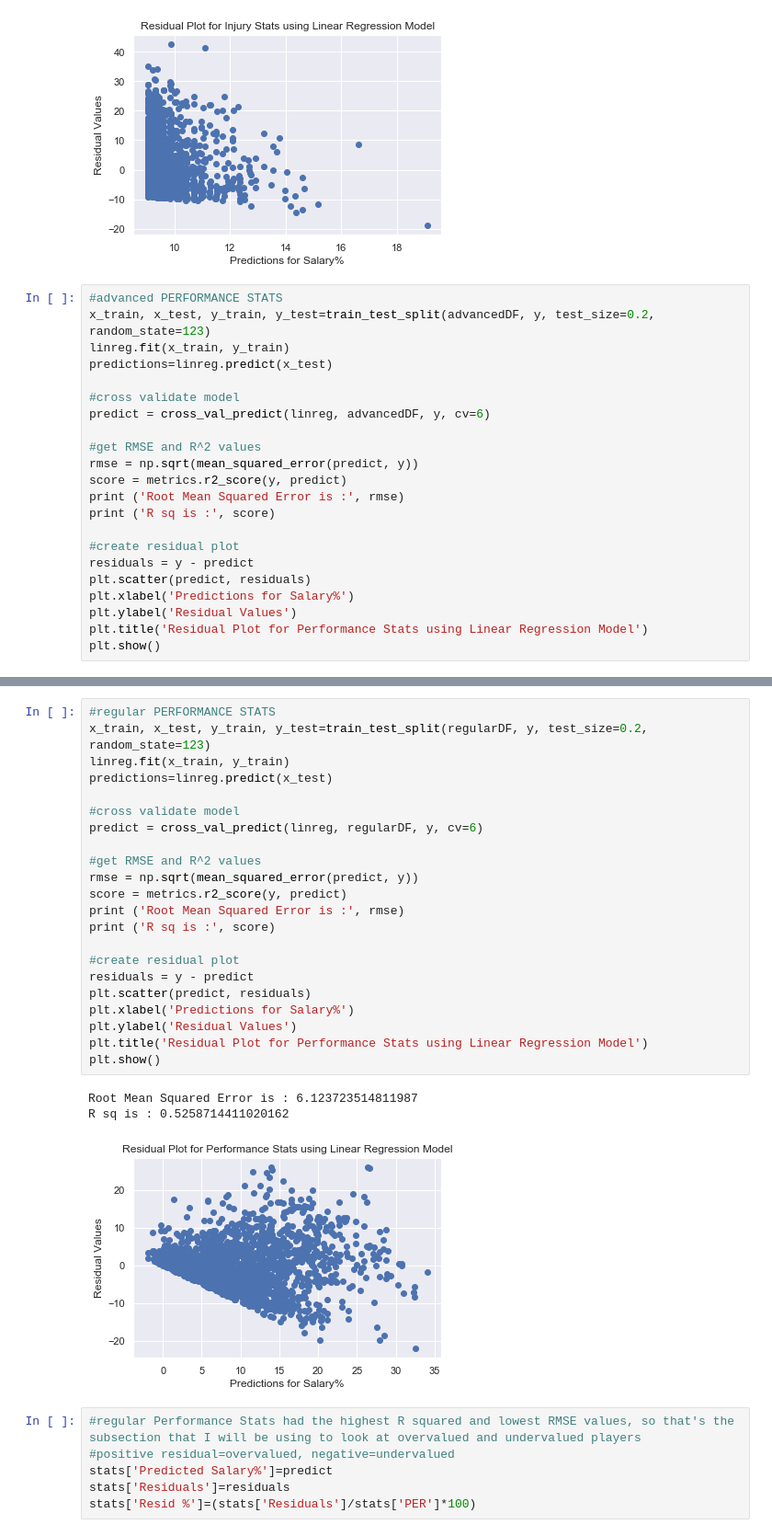
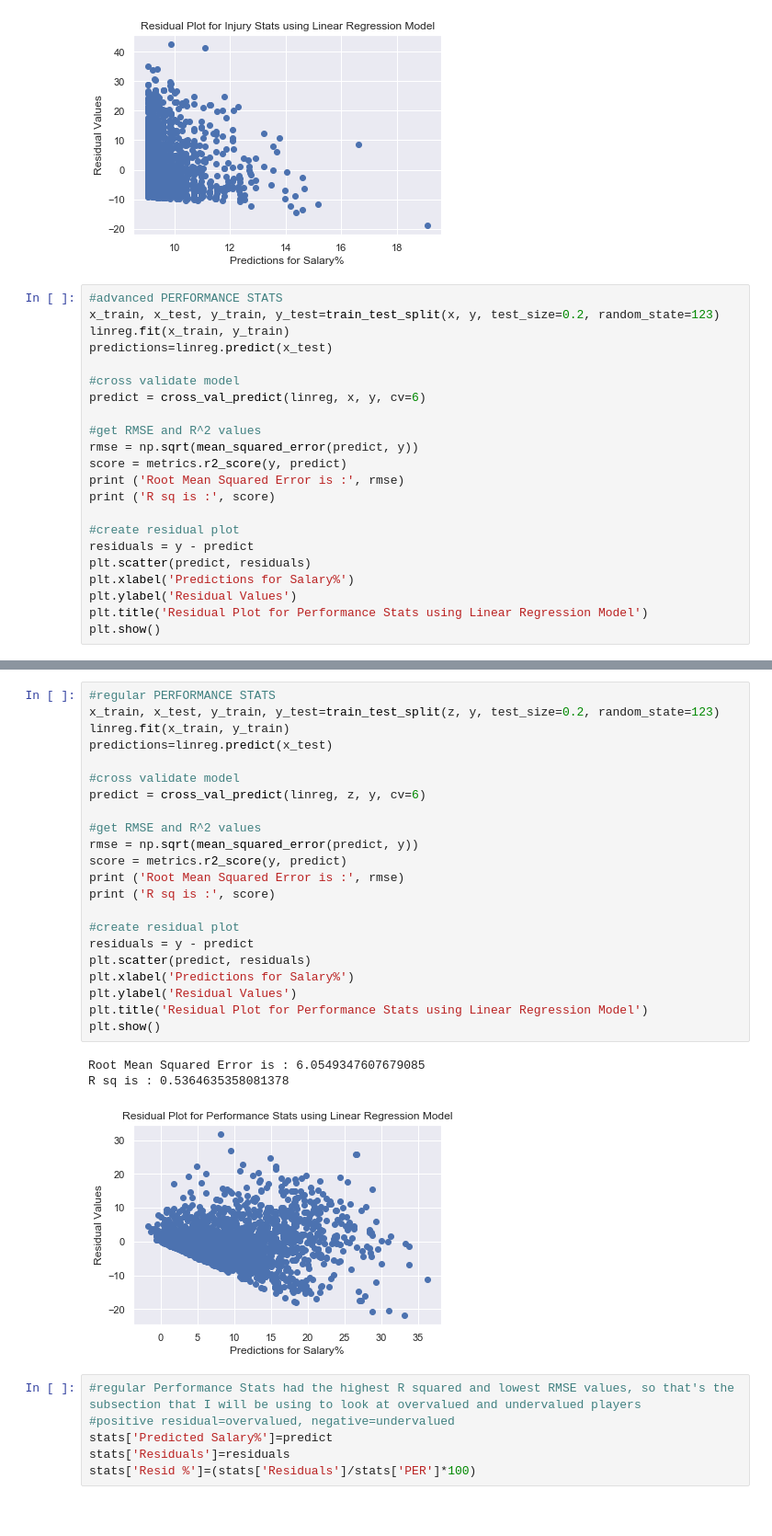
Before and after one commit to xudaiyanzi/NBA_players_salary, a Jupyter notebook: regression/Regression.ipynb, the cells around one changed output, grey strips where cells are left out. Shown at 92% size. Drawn from its saved outputs; the diff is of its cells as text.

```diff
--- a/regression/Regression.ipynb
+++ b/regression/Regression.ipynb
@@ -273,12 +273,12 @@ R sq is : 0.005284404282202448
 [figure]
 # %%
 #advanced PERFORMANCE STATS
-x_train, x_test, y_train, y_test=train_test_split(advancedDF, y, test_size=0.2, random_state=123)
+x_train, x_test, y_train, y_test=train_test_split(x, y, test_size=0.2, random_state=123)
 linreg.fit(x_train, y_train)
 predictions=linreg.predict(x_test)
 
 #cross validate model
-predict = cross_val_predict(linreg, advancedDF, y, cv=6)
+predict = cross_val_predict(linreg, x, y, cv=6)
 
 #get RMSE and R^2 values
 rmse = np.sqrt(mean_squared_error(predict, y))
@@ -300,29 +300,29 @@ R sq is : 0.449594518211221
 # %%
 #regular PERFORMANCE STATS
-x_train, x_test, y_train, y_test=train_test_split(regularDF, y, test_size=0.2, random_state=123)
+x_train, x_test, y_train, y_test=train_test_split(z, y, test_size=0.2, random_state=123)
 linreg.fit(x_train, y_train)
 predictions=linreg.predict(x_test)
 
 #cross validate model
-predict = cross_val_predict(linreg, regularDF, y, cv=6)
+predict = cross_val_predict(linreg, z, y, cv=6)
 
 #get RMSE and R^2 values
 rmse = np.sqrt(mean_squared_error(predict, y))
 score = metrics.r2_score(y, predict)
 print ('Root Mean Squared Error is :', rmse)
 print ('R sq is :', score)
 
 #create residual plot
 residuals = y - predict
 plt.scatter(predict, residuals)
 plt.xlabel('Predictions for Salary%')
 plt.ylabel('Residual Values')
 plt.title('Residual Plot for Performance Stats using Linear Regression Model')
 plt.show()
 # %% [output]
-Root Mean Squared Error is : 6.123723514811987
-R sq is : 0.5258714411020162
+Root Mean Squared Error is : 6.0549347607679085
+R sq is : 0.5364635358081378
-[figure, old version]
+[figure, new version]
 # %%
 #regular Performance Stats had the highest R squared and lowest RMSE values, so that's the subsection that I will be using to look at overvalued and undervalued players
 #positive residual=overvalued, negative=undervalued
```
Also changed, not shown: parts of 13 cells of this notebook, 11 other files.
